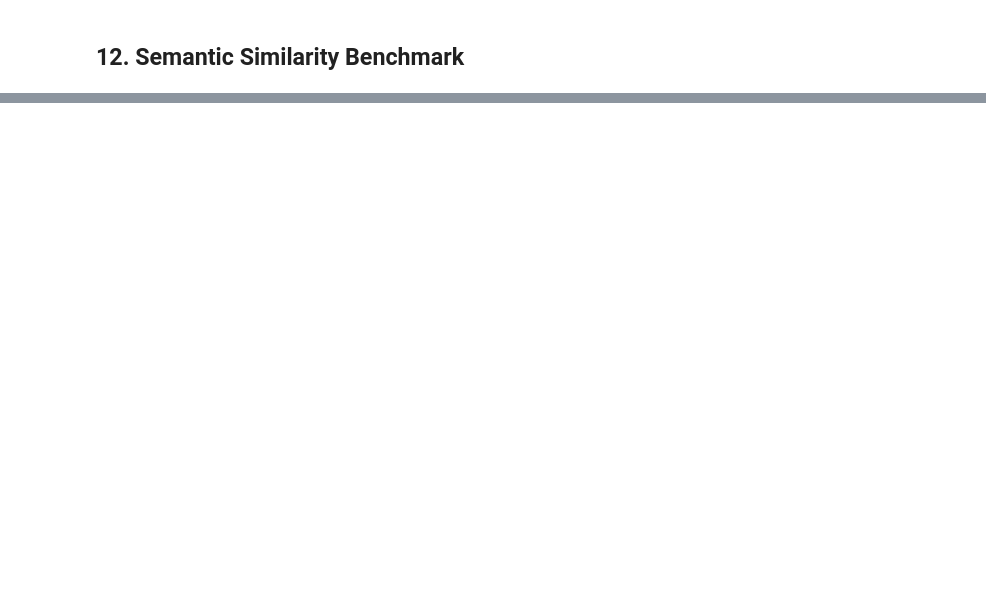
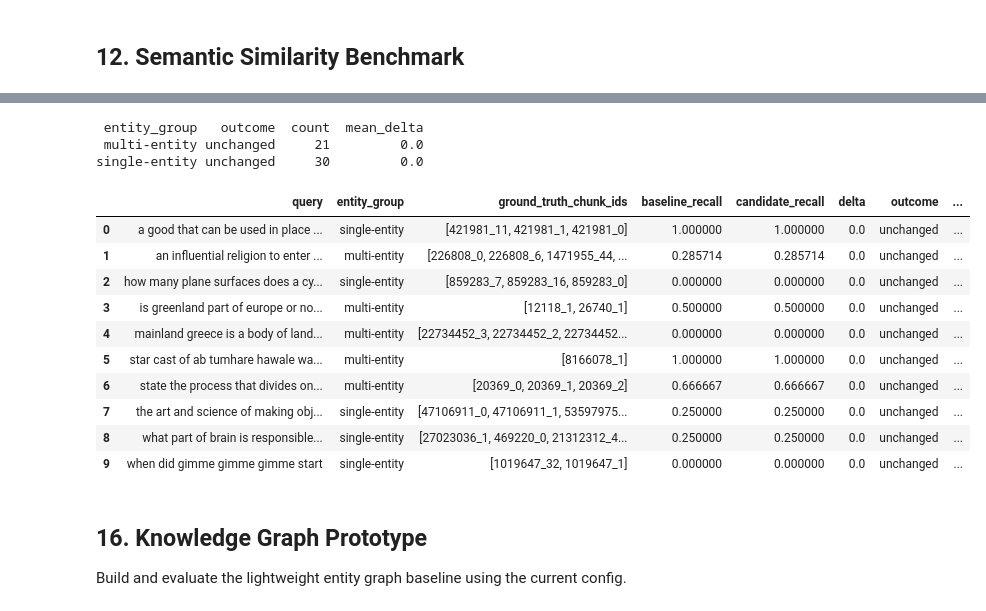
Before and after one commit to Tasselyy/1508-project, a Jupyter notebook: notebooks/run_benchmark.ipynb, the cells around one changed output, grey strips where cells are left out. Drawn from its saved outputs; the diff is of its cells as text; code cells hidden in the pictures; blank space fills up the shorter version.

Commit message:
benchmark update

```diff
--- a/notebooks/run_benchmark.ipynb
+++ b/notebooks/run_benchmark.ipynb
@@ -403,0 +592,44 @@ If a heavy section fails partway through, keep the partial artifacts for inspect
+# %%
+from src.error_analysis import compare_variant_logs, summarize_comparison
+
+BASELINE_VARIANT = "paragraph"
+CANDIDATE_VARIANT = "adaptive_sentence"
+ERROR_ANALYSIS_RETRIEVER = "colbert"
+ERROR_ANALYSIS_K = 10
+
+baseline_log_path = (
+    Path("results") / "benchmark_log.json"
+    if BASELINE_VARIANT == "paragraph"
+    else Path("results") / "notebook" / BASELINE_VARIANT / "benchmark_log.json"
+)
+
+candidate_log_path = Path("results") / "notebook" / CANDIDATE_VARIANT / "benchmark_log.json"
+
+comparison = compare_variant_logs(
+    baseline_log_path=str(baseline_log_path),
+    candidate_log_path=str(candidate_log_path),
+    retriever=ERROR_ANALYSIS_RETRIEVER,
+    k=ERROR_ANALYSIS_K,
+)
+
+print(summarize_comparison(comparison).to_string(index=False))
+comparison.head(10)
+# %% [output]
+ entity_group   outcome  count  mean_delta
+ multi-entity unchanged     21         0.0
+single-entity unchanged     30         0.0
+|  | query | entity_group | ground_truth_chunk_ids | baseline_recall | candidate_recall | delta | outcome | ... |
+| 0 | a good that can be used in place ... | single-entity | [421981_11, 421981_1, 421981_0] | 1.000000 | 1.000000 | 0.0 | unchanged | ... |
+| 1 | an influential religion to enter ... | multi-entity | [226808_0, 226808_6, 1471955_44, ... | 0.285714 | 0.285714 | 0.0 | unchanged | ... |
+| 2 | how many plane surfaces does a cy... | single-entity | [859283_7, 859283_16, 859283_0] | 0.000000 | 0.000000 | 0.0 | unchanged | ... |
+| 3 | is greenland part of europe or no... | multi-entity | [12118_1, 26740_1] | 0.500000 | 0.500000 | 0.0 | unchanged | ... |
+| 4 | mainland greece is a body of land... | multi-entity | [22734452_3, 22734452_2, 22734452... | 0.000000 | 0.000000 | 0.0 | unchanged | ... |
+| 5 | star cast of ab tumhare hawale wa... | multi-entity | [8166078_1] | 1.000000 | 1.000000 | 0.0 | unchanged | ... |
+| 6 | state the process that divides on... | multi-entity | [20369_0, 20369_1, 20369_2] | 0.666667 | 0.666667 | 0.0 | unchanged | ... |
+| 7 | the art and science of making obj... | single-entity | [47106911_0, 47106911_1, 53597975... | 0.250000 | 0.250000 | 0.0 | unchanged | ... |
+| 8 | what part of brain is responsible... | single-entity | [27023036_1, 469220_0, 21312312_4... | 0.250000 | 0.250000 | 0.0 | unchanged | ... |
+| 9 | when did gimme gimme gimme start | single-entity | [1019647_32, 1019647_1] | 0.000000 | 0.000000 | 0.0 | unchanged | ... |
+# %% [markdown]
+## 16. Knowledge Graph Prototype
+
+Build and evaluate the lightweight entity graph baseline using the current config.
```
Also changed, not shown: parts of 33 cells of this notebook, 7 other files.
